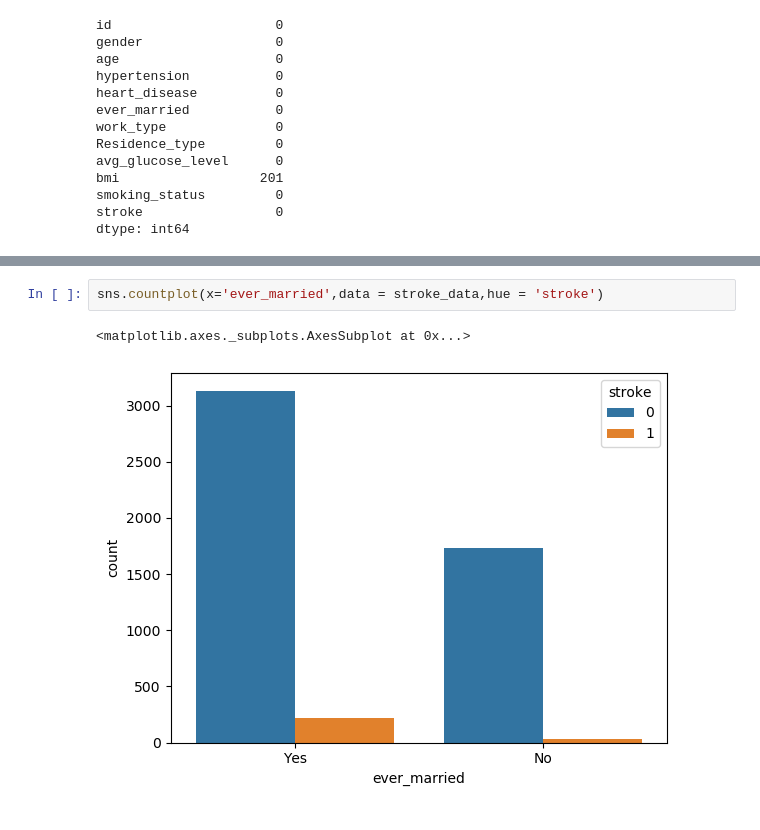
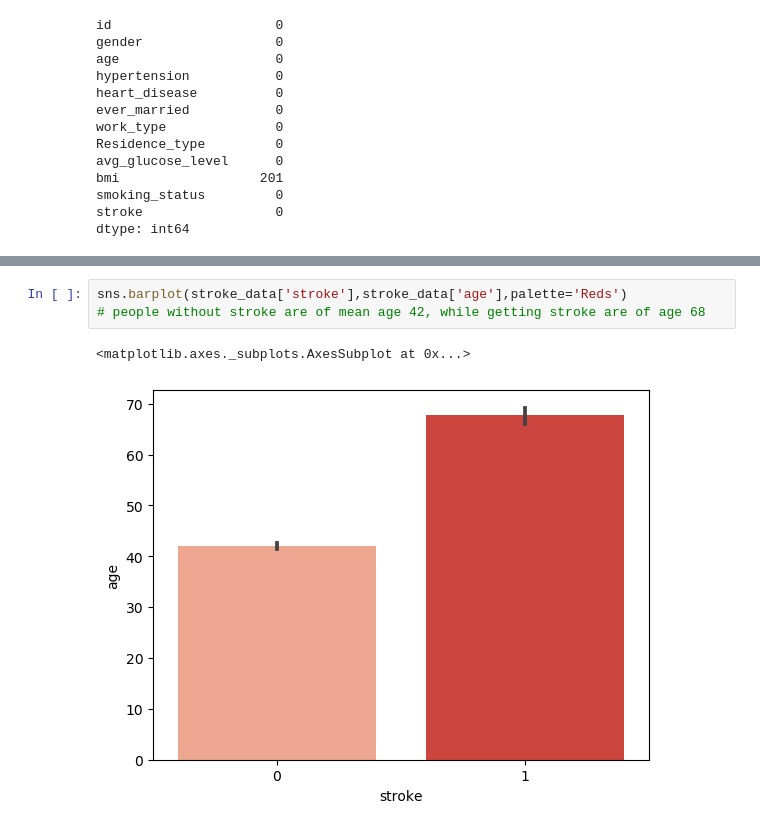
Before and after one commit to poojamahajan0712/Data-Science-Portfolio, a Jupyter notebook: Classification/StrokePrediction/StrokePrediction.ipynb, the cells around one changed output, grey strips where cells are left out. Drawn from its saved outputs; the diff is of its cells as text.

```diff
--- a/Classification/StrokePrediction/StrokePrediction.ipynb
+++ b/Classification/StrokePrediction/StrokePrediction.ipynb
@@ -75,5 +93,6 @@ stroke_data['stroke'].value_counts().plot(kind='bar') ## highly imbalanced data,
-# %%
-sns.countplot(x='ever_married',data = stroke_data,hue = 'stroke')
-# %% [output]
-<matplotlib.axes._subplots.AxesSubplot at 0x...>
-[figure, removed]
+# %%
+sns.barplot(stroke_data['stroke'],stroke_data['age'],palette='Reds')
+# people without stroke are of mean age 42, while getting stroke are of age 68
+# %% [output]
+<matplotlib.axes._subplots.AxesSubplot at 0x...>
+[figure, added]
```
Also changed, not shown: parts of 32 cells of this notebook.
